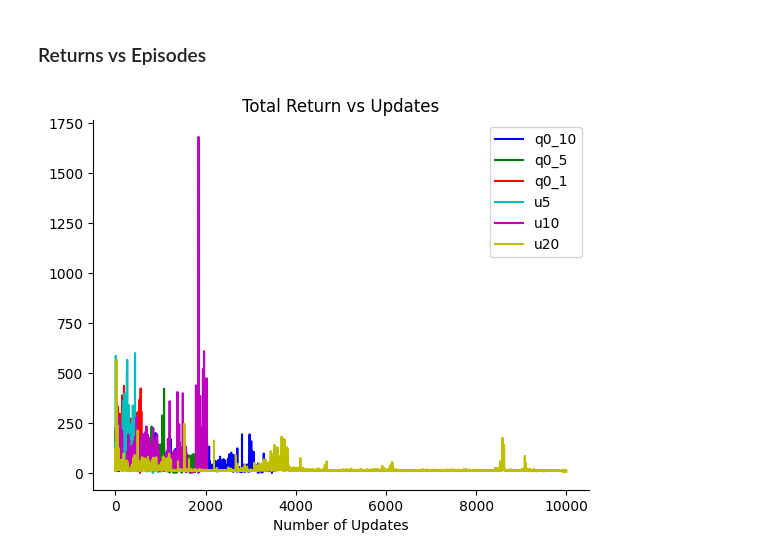
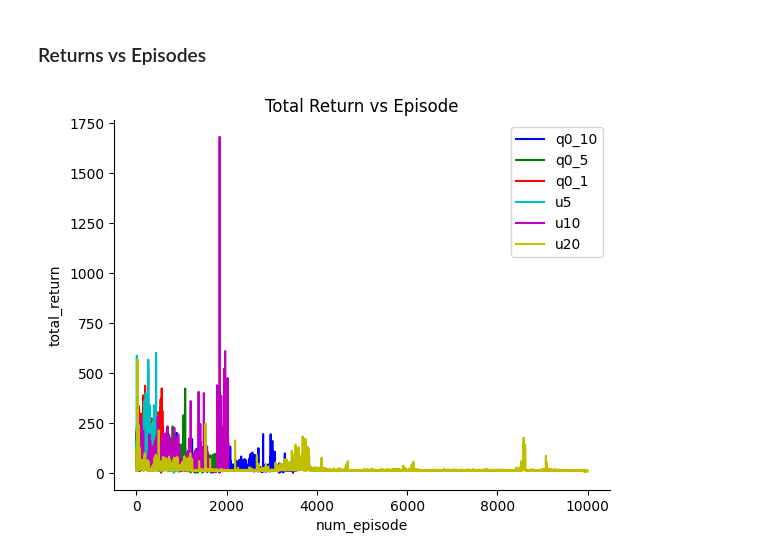
Before and after one commit to aa14k/adaptive_time, a Jupyter notebook: code/adaptive_time/notebooks/plot_control_results.ipynb, the cells around one changed output. Drawn from its saved outputs; the diff is of its cells as text; code cells hidden in the pictures.

```diff
--- a/code/adaptive_time/notebooks/plot_control_results.ipynb
+++ b/code/adaptive_time/notebooks/plot_control_results.ipynb
@@ -217,20 +206,15 @@ e_rets_data = plot_utils.process_across_runs(
-# %%
-colors = ['b', 'g', 'r', 'c', 'm', 'y', 'k']
-
-tuples_of_x_y_labels_kwargs = []
-for i, (name, mean_returns) in enumerate(e_rets_data.means.items()):
-    tuples_of_x_y_labels_kwargs.append((
-        e_rets_data.xs, mean_returns, name,
-        # {"color": colors[i], "marker": ".", "linestyle": "None", "markersize": 5, "alpha": 0.8}
-        {"color": colors[i], "marker": "", "linestyle": "-"}
-    ))
-
-
-ax = plot_stuff(tuples_of_x_y_labels_kwargs,
-               "Total Return vs Updates", False)
-# ax.set_yscale('log')
-# ax.set_xlim(0, 400)
-ax.set_xlabel('Number of Updates')
-plt.show()
-# %% [output]
-[figure, removed]
+# %%
+e_rets_data = plot_utils.process_across_runs(
+        results, "num_episode", "total_return", right=np.nan)
+
+ax = default_plot_mean_from_proc_data(
+    e_rets_data,
+    x_plot_label="num_episode", y_plot_label="total_return",
+    title="Total Return vs Episode", show=True,
+)
+
+# ax.set_yscale('log')
+# ax.set_xlim(0, 400)
+plt.show()
+# %% [output]
+[figure, added]
```
Also changed, not shown: parts of 7 cells of this notebook.
